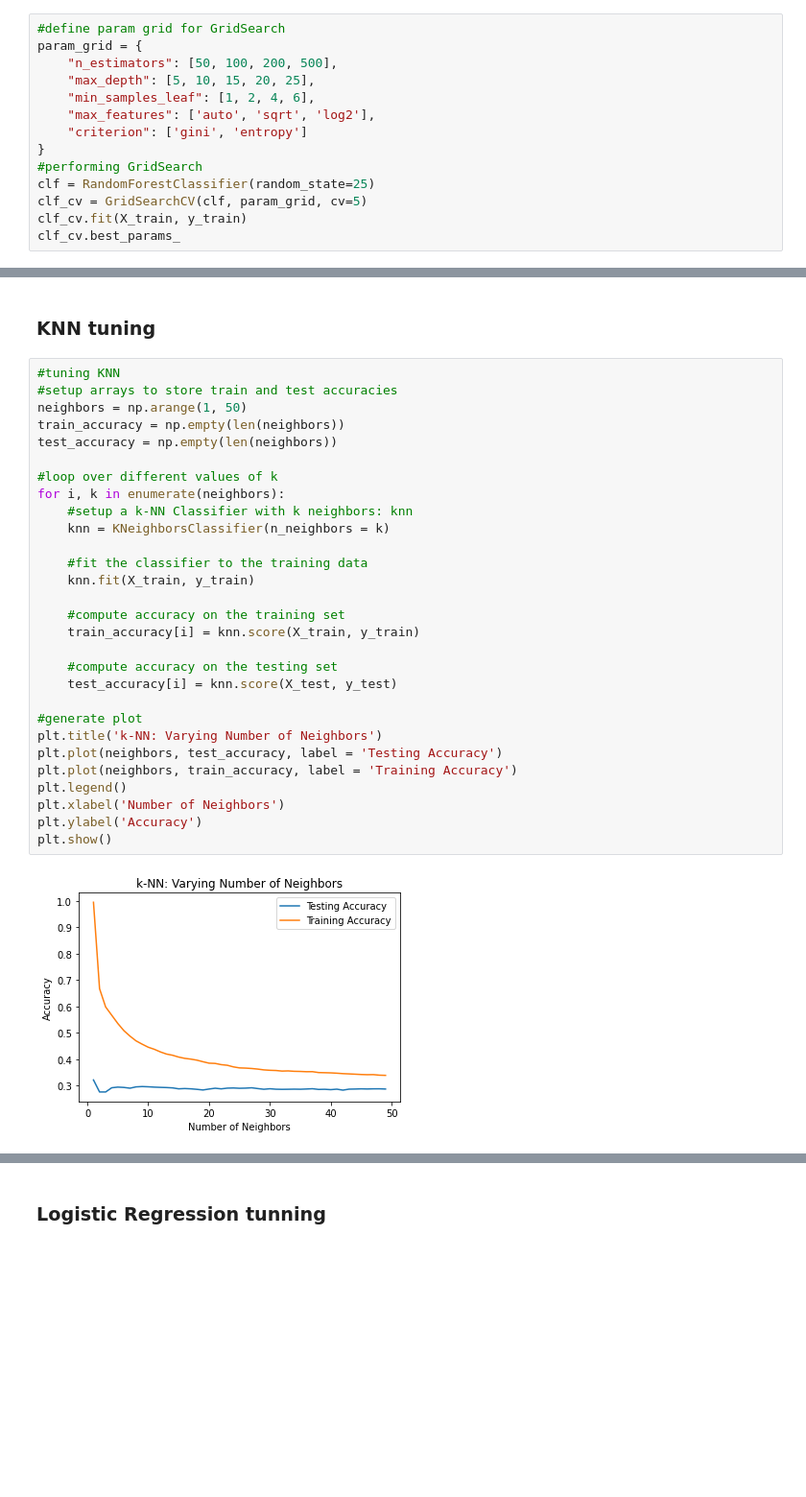
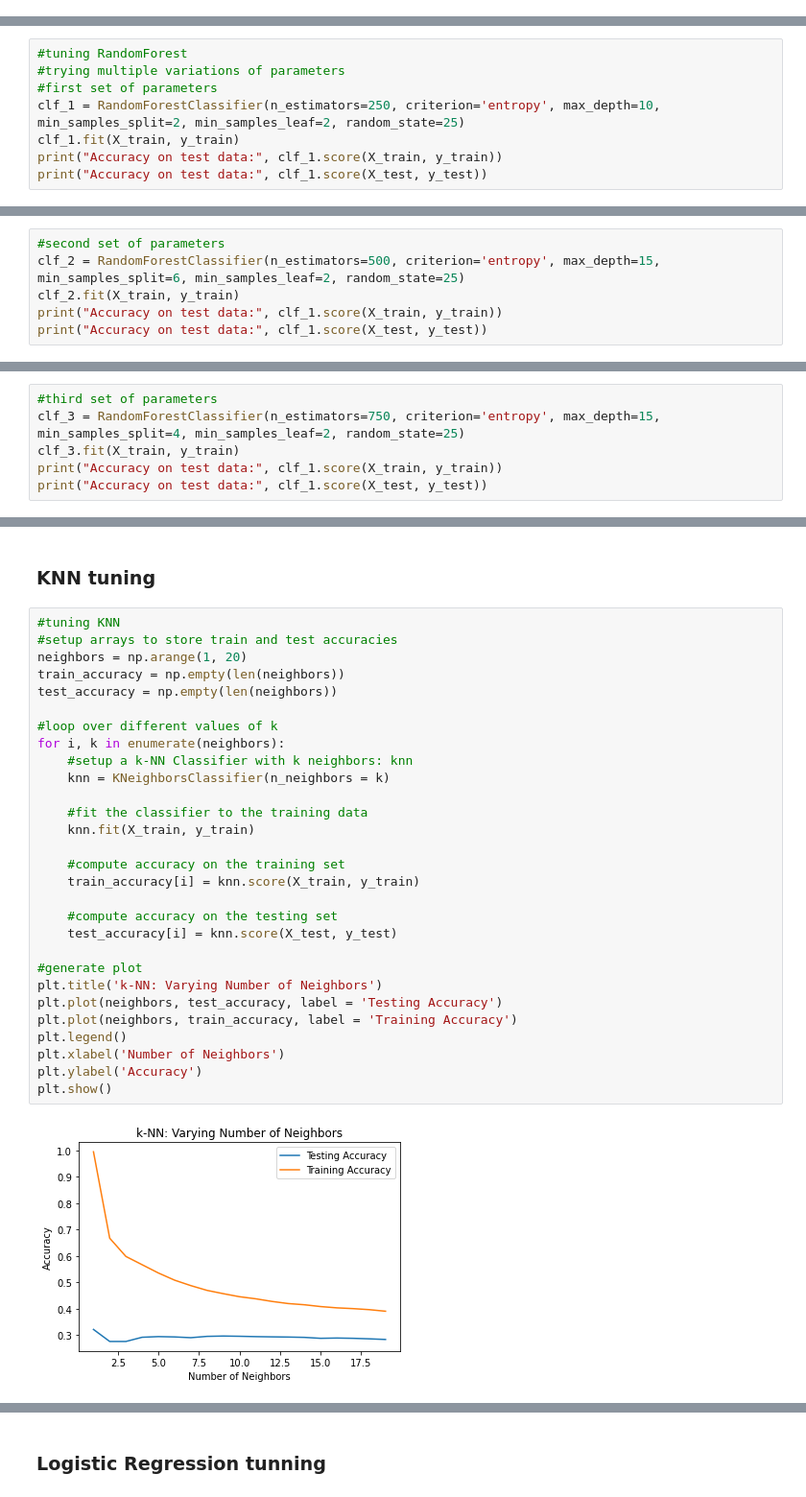
Before and after one commit to albertmirek/4iz566-py-music, a Jupyter notebook: main.ipynb, the cells around one changed output, grey strips where cells are left out. Shown: that part at 96% size. Cells and saved outputs as stored; diff of their text form; blank space fills up the shorter version.

Commit message:
Evaulace, parametr tuning a závěr

```diff
--- a/main.ipynb
+++ b/main.ipynb
@@ -328,17 +367,3 @@ Accuracy on test data: 0.414749000444247
 ## Fine-tuning metaparametrů
 # %% [markdown]
 ### Random Forest tuning
-# %%
-#define param grid for GridSearch
-param_grid = {
-    "n_estimators": [50, 100, 200, 500],
-    "max_depth": [5, 10, 15, 20, 25],
-    "min_samples_leaf": [1, 2, 4, 6],
-    "max_features": ['auto', 'sqrt', 'log2'],
-    "criterion": ['gini', 'entropy']
-}
-#performing GridSearch
-clf = RandomForestClassifier(random_state=25)
-clf_cv = GridSearchCV(clf, param_grid, cv=5)
-clf_cv.fit(X_train, y_train)
-clf_cv.best_params_
@@ -356,0 +370,8 @@ Accuracy on test data: 0.6972900932918703
+# %%
+#tuning RandomForest
+#trying multiple variations of parameters
+#first set of parameters
+clf_1 = RandomForestClassifier(n_estimators=250, criterion='entropy', max_depth=10, min_samples_split=2, min_samples_leaf=2, random_state=25)
+clf_1.fit(X_train, y_train)
+print("Accuracy on test data:", clf_1.score(X_train, y_train))
+print("Accuracy on test data:", clf_1.score(X_test, y_test))
@@ -356,0 +381,6 @@ Accuracy on test data: 0.6972900932918703
+# %%
+#second set of parameters
+clf_2 = RandomForestClassifier(n_estimators=500, criterion='entropy', max_depth=15, min_samples_split=6, min_samples_leaf=2, random_state=25)
+clf_2.fit(X_train, y_train)
+print("Accuracy on test data:", clf_1.score(X_train, y_train))
+print("Accuracy on test data:", clf_1.score(X_test, y_test))
@@ -356,0 +390,6 @@ Accuracy on test data: 0.6972900932918703
+# %%
+#third set of parameters
+clf_3 = RandomForestClassifier(n_estimators=750, criterion='entropy', max_depth=15, min_samples_split=4, min_samples_leaf=2, random_state=25)
+clf_3.fit(X_train, y_train)
+print("Accuracy on test data:", clf_1.score(X_train, y_train))
+print("Accuracy on test data:", clf_1.score(X_test, y_test))
@@ -362,34 +404,34 @@ clf_predictions = clf_cv.predict(X_test)
 # %%
 #tuning KNN
 #setup arrays to store train and test accuracies
-neighbors = np.arange(1, 50)
+neighbors = np.arange(1, 20)
 train_accuracy = np.empty(len(neighbors))
 test_accuracy = np.empty(len(neighbors))
 
 #loop over different values of k
 for i, k in enumerate(neighbors):
     #setup a k-NN Classifier with k neighbors: knn
     knn = KNeighborsClassifier(n_neighbors = k)
 
     #fit the classifier to the training data
     knn.fit(X_train, y_train)
 
     #compute accuracy on the training set
     train_accuracy[i] = knn.score(X_train, y_train)
 
     #compute accuracy on the testing set
     test_accuracy[i] = knn.score(X_test, y_test)
 
 #generate plot
 plt.title('k-NN: Varying Number of Neighbors')
 plt.plot(neighbors, test_accuracy, label = 'Testing Accuracy')
 plt.plot(neighbors, train_accuracy, label = 'Training Accuracy')
 plt.legend()
 plt.xlabel('Number of Neighbors')
 plt.ylabel('Accuracy')
 plt.show()
 # %% [output]
-[figure, old version]
+[figure, new version]
 # %%
 #create a k-NN classifier with tuned parameters; k = 1
 knn = KNeighborsClassifier(n_neighbors = 1)
```
Also changed, not shown: parts of 34 cells of this notebook.
